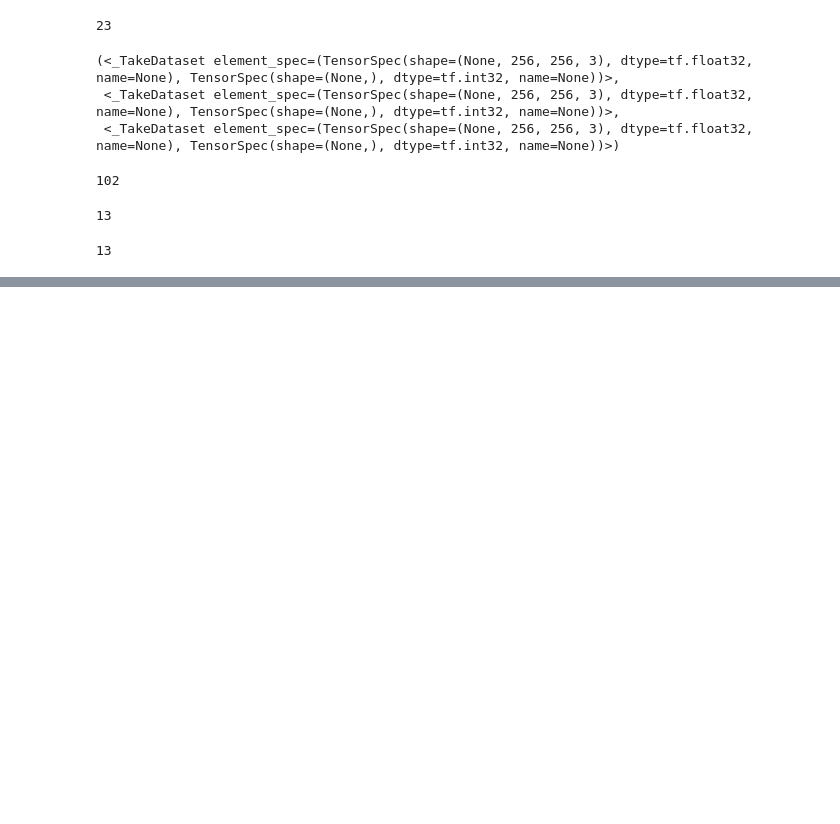
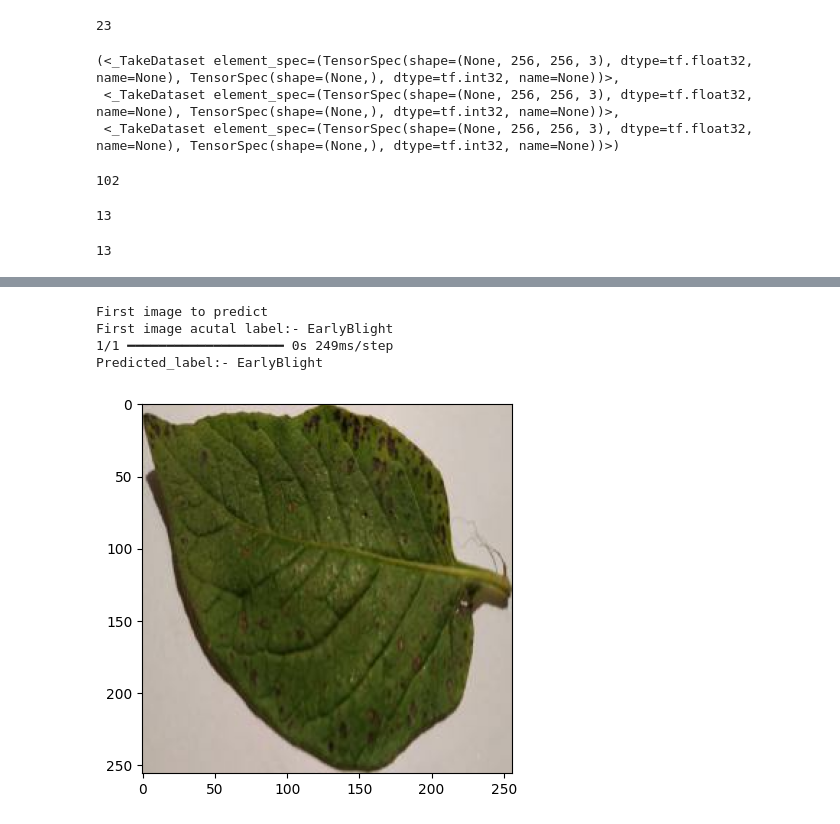
Before and after one commit to deepakalur4/Deep-learning-project-GCP-end-to-end-Potato-Disease-Classification-usng-CNN, a Jupyter notebook: Training.ipynb, the cells around one changed output, grey strips where cells are left out. Drawn from its saved outputs; the diff is of its cells as text; code cells hidden in the pictures; blank space fills up the shorter version.

```diff
--- a/Training.ipynb
+++ b/Training.ipynb
@@ -139,0 +217,17 @@ data_augmenatation=tf.keras.Sequential([
+# %%
+for image_batch,label in dataset.take(1):
+    first_image=(image_batch[0].numpy().astype("uint8"))
+    first_label=(label[0])
+
+    print("First image to predict")
+    plt.imshow(first_image)
+    print("First image acutal label:-",dataset.class_names[first_label.numpy()])
+
+    batch_predicttion=model.predict(image_batch) #prediction for whole 32 images(batch)
+    print("Predicted_label:-",dataset.class_names[np.argmax(batch_predicttion[0])])
+# %% [output]
+First image to predict
+First image acutal label:- EarlyBlight
+1/1 ━━━━━━━━━━━━━━━━━━━━ 0s 249ms/step
+Predicted_label:- EarlyBlight
+[figure, added]
```
Also changed, not shown: parts of 16 cells of this notebook, 1 other file.
